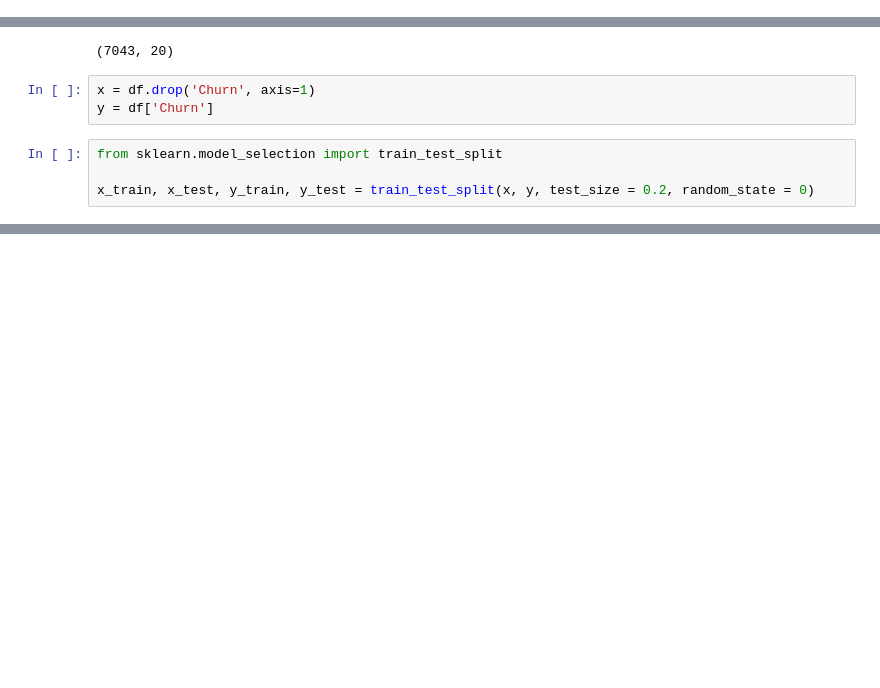
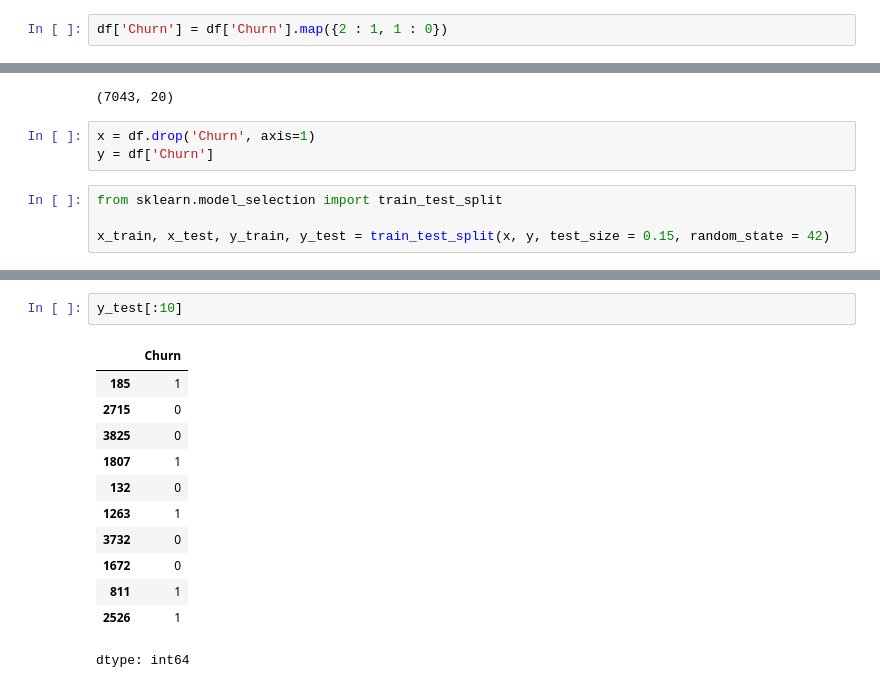
Before and after one commit to RvM9622/DeepLearning, a Jupyter notebook: Churn_Prediction.ipynb, the cells around one changed output, grey strips where cells are left out. Drawn from its saved outputs; the diff is of its cells as text; blank space fills up the shorter version.

```diff
--- a/Churn_Prediction.ipynb
+++ b/Churn_Prediction.ipynb
@@ -81,6 +77,8 @@ from category_encoders import OrdinalEncoder
 object_columns = df.select_dtypes(include=['object']).columns
 encoder = OrdinalEncoder(cols=object_columns)
 df[object_columns] = encoder.fit_transform(df[object_columns])
+# %%
+df['Churn'] = df['Churn'].map({2 : 1, 1 : 0})
 # %%
 df.info()
 # %% [output]
@@ -115,4 +113,4 @@ y = df['Churn']
 # %%
 from sklearn.model_selection import train_test_split
 
-x_train, x_test, y_train, y_test = train_test_split(x, y, test_size = 0.2, random_state = 0)
+x_train, x_test, y_train, y_test = train_test_split(x, y, test_size = 0.15, random_state = 42)
@@ -118,0 +151,15 @@ x_train, x_test, y_train, y_test = train_test_split(x, y, test_size = 0.2, rando
+# %%
+y_test[:10]
+# %% [output]
+|  | Churn |
+| 185 | 1 |
+| 2715 | 0 |
+| 3825 | 0 |
+| 1807 | 1 |
+| 132 | 0 |
+| 1263 | 1 |
+| 3732 | 0 |
+| 1672 | 0 |
+| 811 | 1 |
+| 2526 | 1 |
+dtype: int64
```
Also changed, not shown: parts of 17 cells of this notebook.
